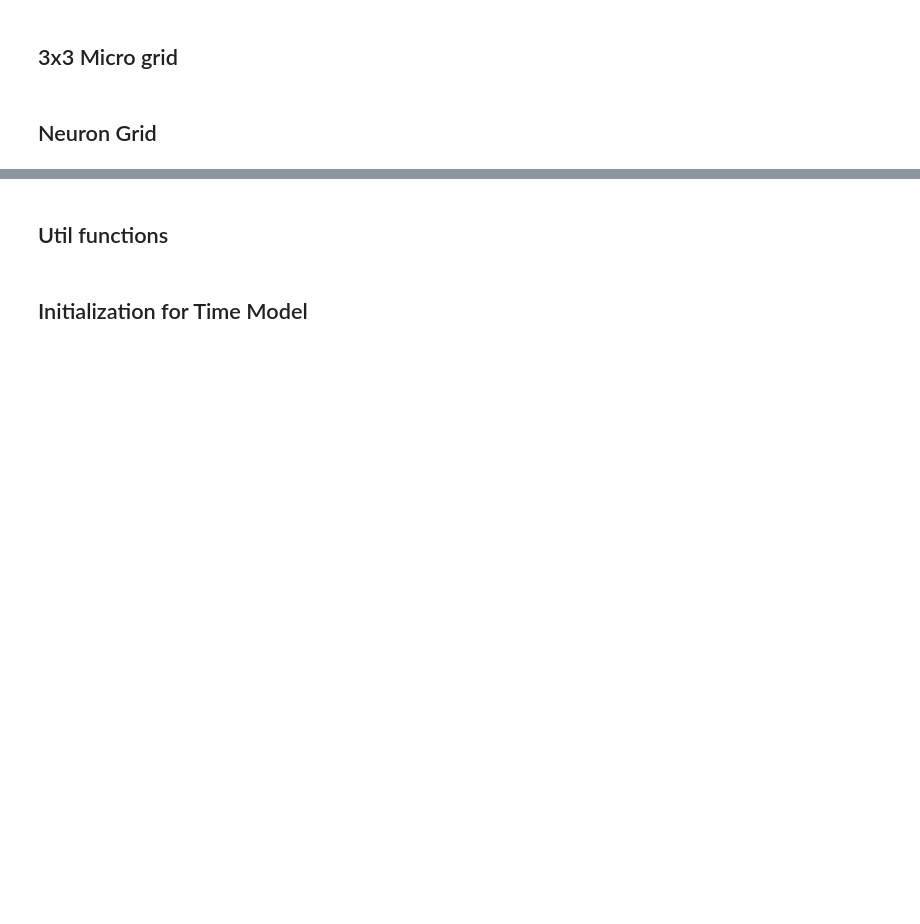
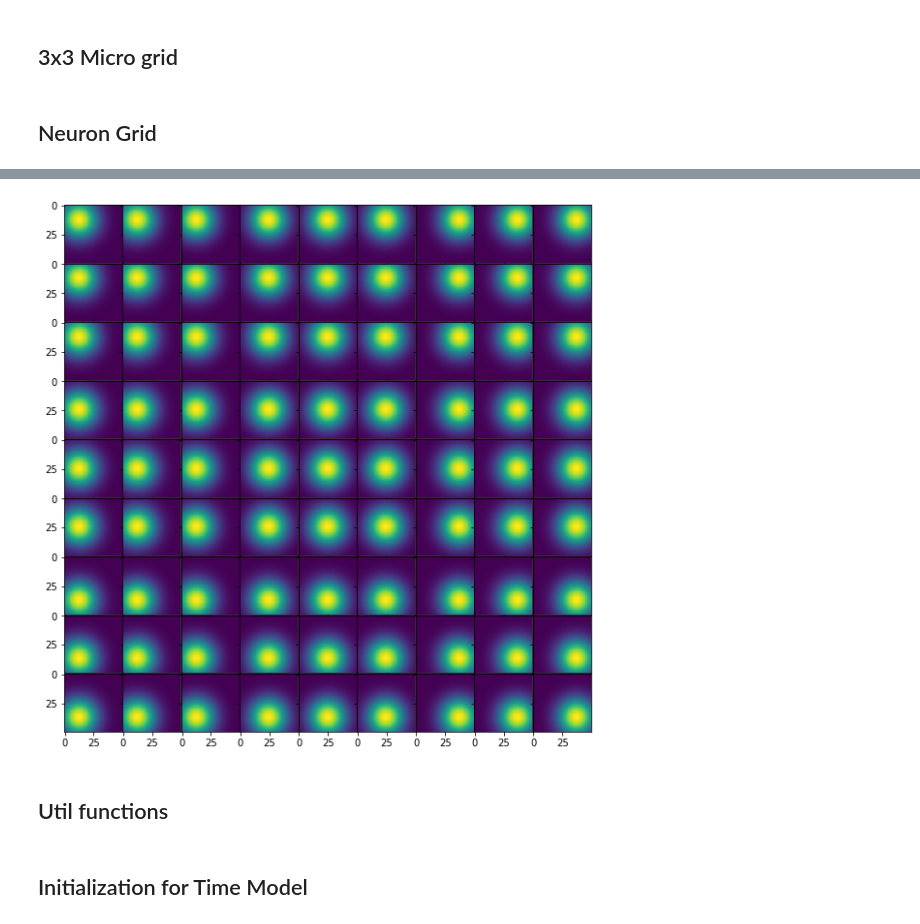
Before and after one commit to Readilyield/NormalizationEffect, a Jupyter notebook: jupyternotes/MacroMicroGrid.ipynb, the cells around one changed output, grey strips where cells are left out. Cells and saved outputs as stored; diff of their text form; code cells hidden in the pictures; blank space fills up the shorter version.

```diff
--- a/jupyternotes/MacroMicroGrid.ipynb
+++ b/jupyternotes/MacroMicroGrid.ipynb
@@ -126,3 +206,22 @@ def getNeuronGrid(nodes, micro = 3, flag = 0):
+# %%
+from mpl_toolkits.axes_grid1 import ImageGrid
+import seaborn as sns
+neur_grid_curves = [neur_grid[ii].PosCurve() for ii in range(81)]
+
+fig = plt.figure(figsize=(10., 10.))
+grid = ImageGrid(fig, 111,  # similar to subplot(111)
+                 nrows_ncols=(9, 9),  # creates 2x2 grid of axes
+                 axes_pad=0.01,  # pad between axes in inch.
+                 )
+
+for ax, im in zip(grid, neur_grid_curves):
+    # Iterating over the grid returns the Axes.
+    ax.imshow(im)
+
+plt.show()
+# full grid looks bad
+# %% [output]
+[figure, added]
 # %% [markdown]
 ## Util functions
 # %%
```
Also changed, not shown: parts of 9 cells of this notebook.
